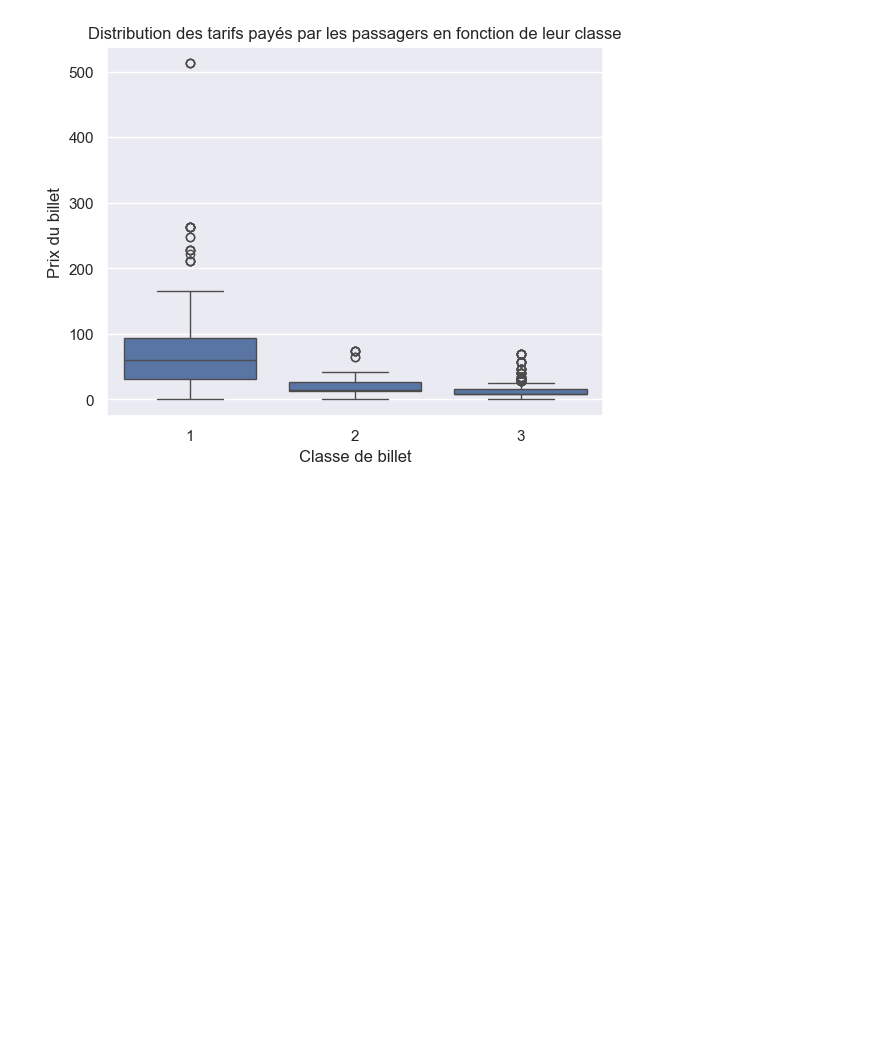
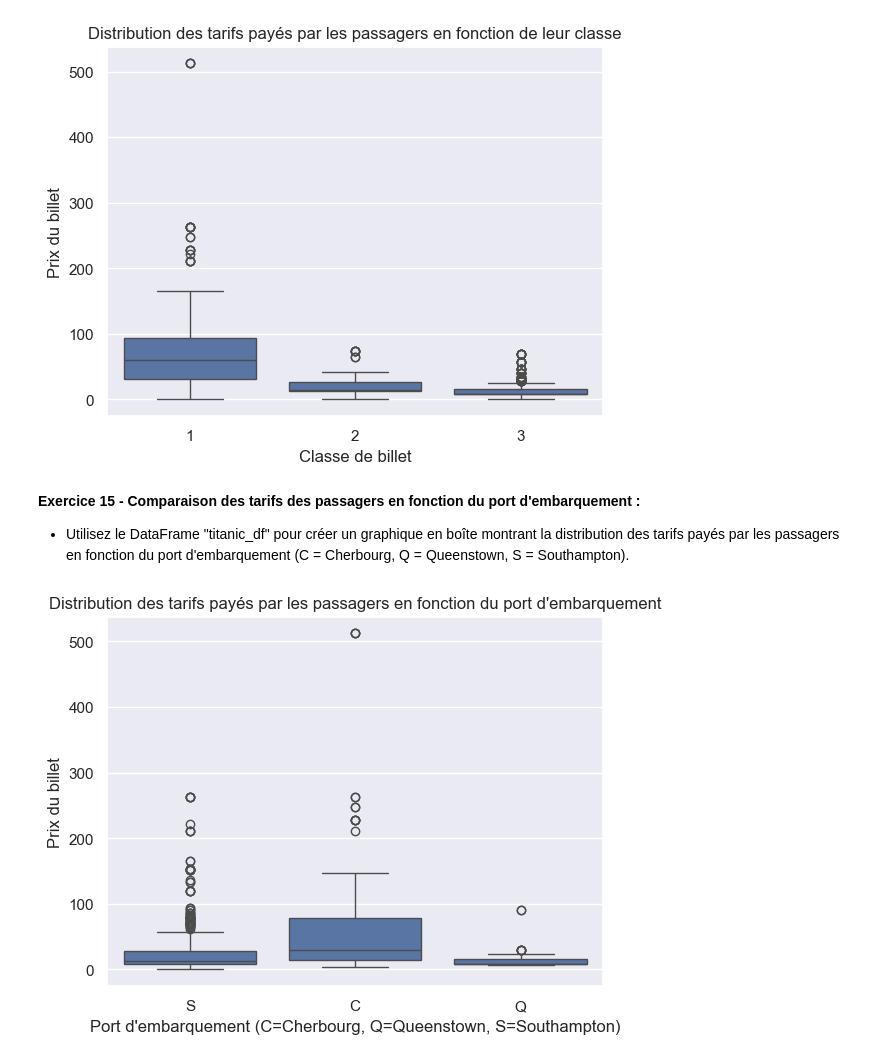
Before and after one commit to timdazayous/InitiationPython, a Jupyter notebook: Seaborn.ipynb, the cells around one changed output. Cells and saved outputs as stored; diff of their text form; code cells hidden in the pictures; blank space fills up the shorter version.

```diff
--- a/Seaborn.ipynb
+++ b/Seaborn.ipynb
@@ -373,3 +373,18 @@ plt.ylabel('Prix du billet')
 plt.show()
 # %% [output]
 [figure]
+# %% [markdown]
+**Exercice 15 - Comparaison des tarifs des passagers en fonction du port d'embarquement :**
+* Utilisez le DataFrame "titanic_df" pour créer un graphique en boîte montrant la distribution des tarifs payés par les passagers en fonction du port d'embarquement (C = Cherbourg, Q = Queenstown, S = Southampton).
+# %%
+sns.set(style='darkgrid')
+
+sns.boxplot(data=titanic_df, x='Embarked', y='Fare')
+
+plt.title("Distribution des tarifs payés par les passagers en fonction du port d'embarquement")
+plt.xlabel("Port d'embarquement (C=Cherbourg, Q=Queenstown, S=Southampton)")
+plt.ylabel('Prix du billet')
+
+plt.show()
+# %% [output]
+[figure, added]
```
Also changed, not shown: parts of 3 cells of this notebook.
